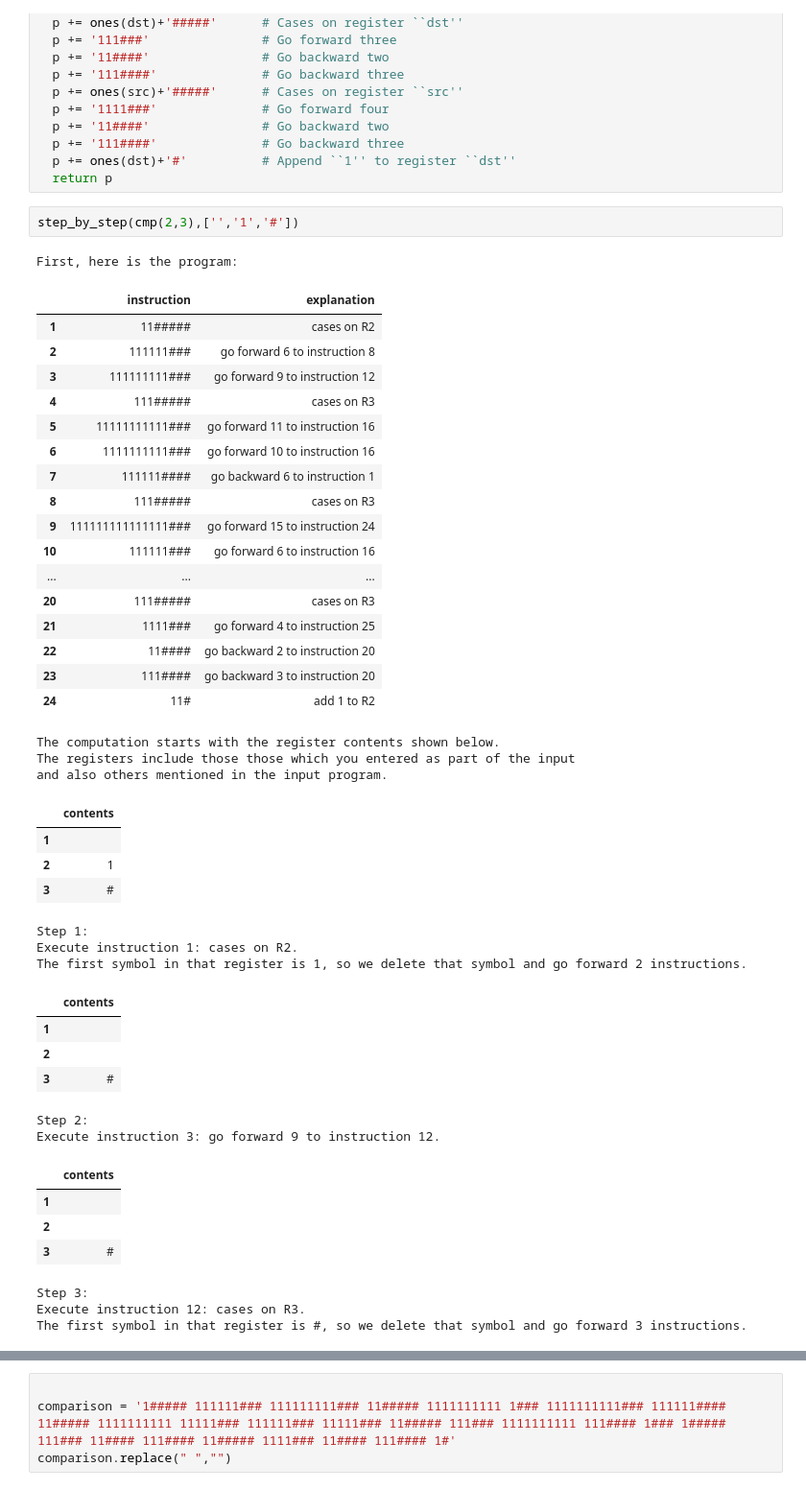
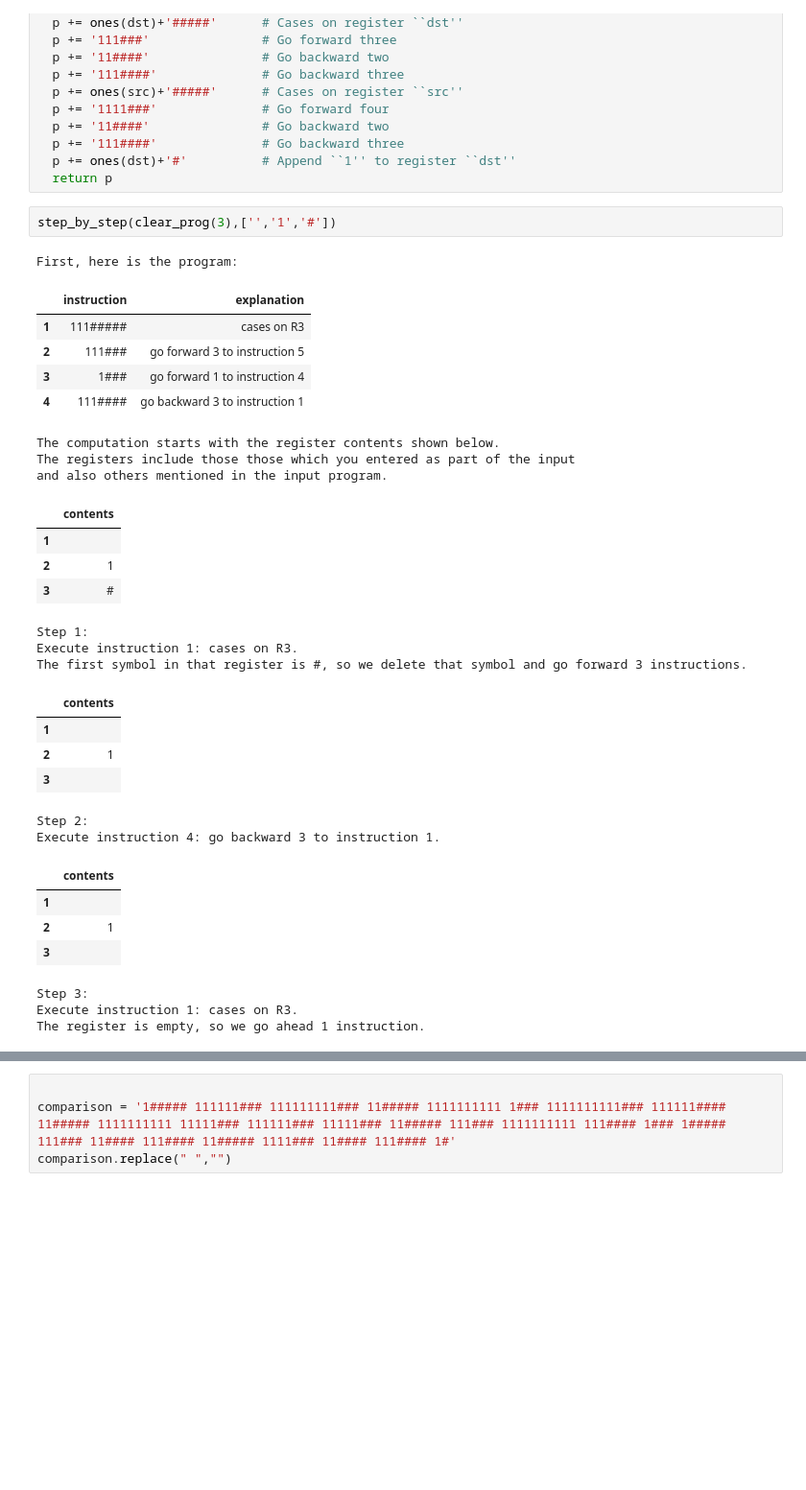
Before and after one commit to lmoss/onesharp, a Jupyter notebook: primitive_recursion.ipynb, the cells around one changed output, grey strips where cells are left out. Shown at 96% size. Drawn from its saved outputs; the diff is of its cells as text; blank space fills up the shorter version.

```diff
--- a/primitive_recursion.ipynb
+++ b/primitive_recursion.ipynb
@@ -1075,26 +971,14 @@ def cmp(dst, src):
   p += ones(dst)+'#'          # Append ``1'' to register ``dst''
   return p
 # %%
-step_by_step(cmp(2,3),['','1','#'])
+step_by_step(clear_prog(3),['','1','#'])
 # %% [output]
 First, here is the program:
 |  | instruction | explanation |
-| 1 | 11##### | cases on R2 |
-| 2 | 111111### | go forward 6 to instruction 8 |
-| 3 | 111111111### | go forward 9 to instruction 12 |
-| 4 | 111##### | cases on R3 |
-| 5 | 11111111111### | go forward 11 to instruction 16 |
-| 6 | 1111111111### | go forward 10 to instruction 16 |
-| 7 | 111111#### | go backward 6 to instruction 1 |
-| 8 | 111##### | cases on R3 |
-| 9 | 111111111111111### | go forward 15 to instruction 24 |
-| 10 | 111111### | go forward 6 to instruction 16 |
-| ... | ... | ... |
-| 20 | 111##### | cases on R3 |
-| 21 | 1111### | go forward 4 to instruction 25 |
-| 22 | 11#### | go backward 2 to instruction 20 |
-| 23 | 111#### | go backward 3 to instruction 20 |
-| 24 | 11# | add 1 to R2 |
+| 1 | 111##### | cases on R3 |
+| 2 | 111### | go forward 3 to instruction 5 |
+| 3 | 1### | go forward 1 to instruction 4 |
+| 4 | 111#### | go backward 3 to instruction 1 |
 The computation starts with the register contents shown below.
 The registers include those those which you entered as part of the input
 and also others mentioned in the input program.
@@ -1103,20 +987,20 @@ and also others mentioned in the input program.
 | 2 | 1 |
 | 3 | # |
 Step 1:
-Execute instruction 1: cases on R2.
-The first symbol in that register is 1, so we delete that symbol and go forward 2 instructions.
+Execute instruction 1: cases on R3.
+The first symbol in that register is #, so we delete that symbol and go forward 3 instructions.
 |  | contents |
 | 1 |  |
-| 2 |  |
-| 3 | # |
+| 2 | 1 |
+| 3 |  |
 Step 2:
-Execute instruction 3: go forward 9 to instruction 12.
+Execute instruction 4: go backward 3 to instruction 1.
 |  | contents |
 | 1 |  |
-| 2 |  |
-| 3 | # |
+| 2 | 1 |
+| 3 |  |
 Step 3:
-Execute instruction 12: cases on R3.
-The first symbol in that register is #, so we delete that symbol and go forward 3 instructions.
+Execute instruction 1: cases on R3.
+The register is empty, so we go ahead 1 instruction.
 |  | contents |
 | 1 |  |
```
Also changed, not shown: parts of 2 cells of this notebook.
